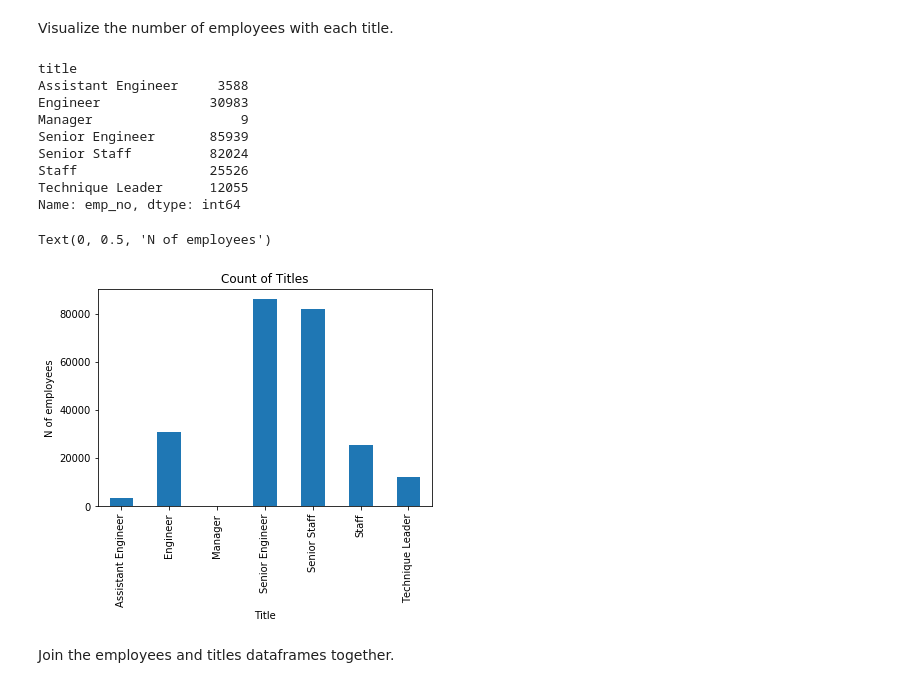
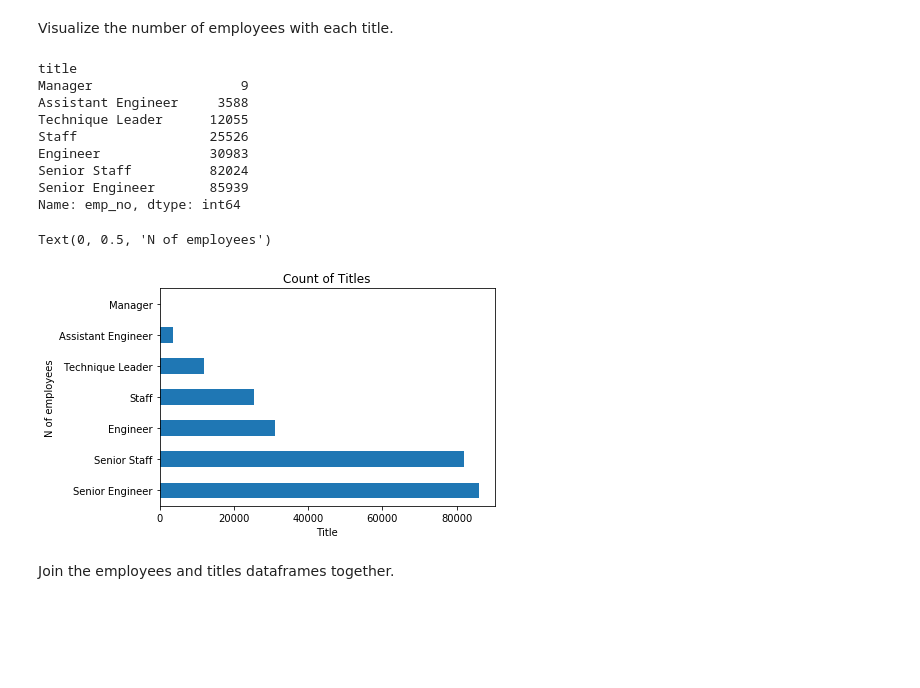
Before and after one commit to guedanie/python-exercises, a Jupyter notebook: 4.8.4.4_advanced_dataframes.ipynb, the cells around one changed output. Drawn from its saved outputs; the diff is of its cells as text; code cells hidden in the pictures; blank space fills up the shorter version.

```diff
--- a/4.8.4.4_advanced_dataframes.ipynb
+++ b/4.8.4.4_advanced_dataframes.ipynb
@@ -719,25 +798,25 @@ Visualize the number of employees with each title.
 # %%
 title_count = active_titles.groupby("title").emp_no.agg("count")
 # %%
-title_count
+title_count.sort_values()
 # %% [output]
 title
+Manager                   9
 Assistant Engineer     3588
+Technique Leader      12055
+Staff                 25526
 Engineer              30983
-Manager                   9
+Senior Staff          82024
 Senior Engineer       85939
-Senior Staff          82024
-Staff                 25526
-Technique Leader      12055
 Name: emp_no, dtype: int64
 # %%
-title_count.plot.bar()
+title_count.sort_values(ascending=False).plot.barh()
 plt.title("Count of Titles")
 plt.xlabel("Title")
 plt.ylabel("N of employees")
 # %% [output]
 Text(0, 0.5, 'N of employees')
-[figure, old version]
+[figure, new version]
 # %% [markdown]
 Join the employees and titles dataframes together.
 # %%
```
Also changed, not shown: parts of 20 cells of this notebook.
